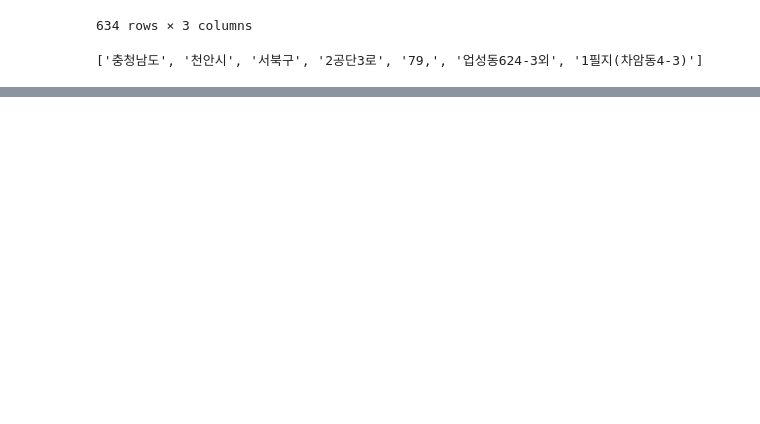
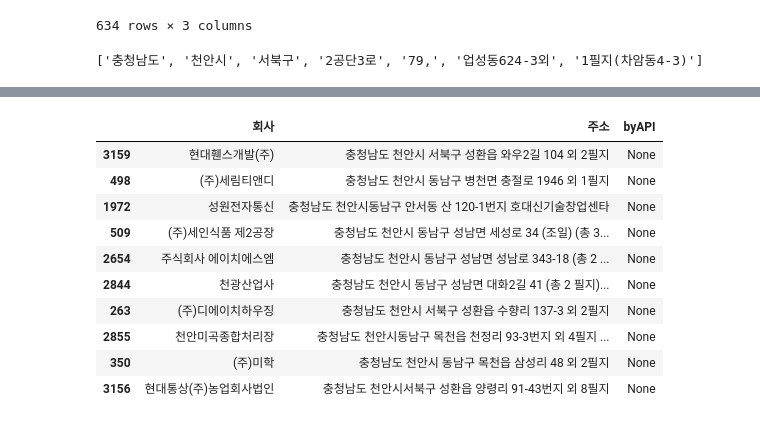
Before and after one commit to LGHelloVisionProj/Data_Visualization, a Jupyter notebook: 천안시_CodeDir/회사데이터전처리.ipynb, the cells around one changed output, grey strips where cells are left out. Saved outputs shown, nothing was run; the diff lists cells and outputs as text; code cells hidden in the pictures; blank space fills up the shorter version.

```diff
--- a/천안시_CodeDir/회사데이터전처리.ipynb
+++ b/천안시_CodeDir/회사데이터전처리.ipynb
@@ -117,0 +174,14 @@ isna_df['c'] =None
+# %%
+cmp2F.sample(10)
+# %% [output]
+|  | 회사 | 주소 | byAPI |
+| 3159 | 현대휀스개발(주) | 충청남도 천안시 서북구 성환읍 와우2길 104 외 2필지 | None |
+| 498 | (주)세림티앤디 | 충청남도 천안시 동남구 병천면 충절로 1946 외 1필지 | None |
+| 1972 | 성원전자통신 | 충청남도 천안시동남구 안서동 산 120-1번지 호대신기술창업센타 | None |
+| 509 | (주)세인식품 제2공장 | 충청남도 천안시 동남구 성남면 세성로 34 (조일) (총 3... | None |
+| 2654 | 주식회사 에이치에스엠 | 충청남도 천안시 동남구 성남면 성남로 343-18 (총 2 ... | None |
+| 2844 | 천광산업사 | 충청남도 천안시 동남구 성남면 대화2길 41 (총 2 필지)... | None |
+| 263 | (주)디에이치하우징 | 충청남도 천안시 서북구 성환읍 수향리 137-3 외 2필지 | None |
+| 2855 | 천안미곡종합처리장 | 충청남도 천안시동남구 목천읍 천정리 93-3번지 외 4필지 ... | None |
+| 350 | (주)미학 | 충청남도 천안시 동남구 목천읍 삼성리 48 외 2필지 | None |
+| 3156 | 현대통상(주)농업회사법인 | 충청남도 천안시서북구 성환읍 양령리 91-43번지 외 8필지 | None |
```
Also changed, not shown: parts of 10 cells of this notebook, 2 other files.
